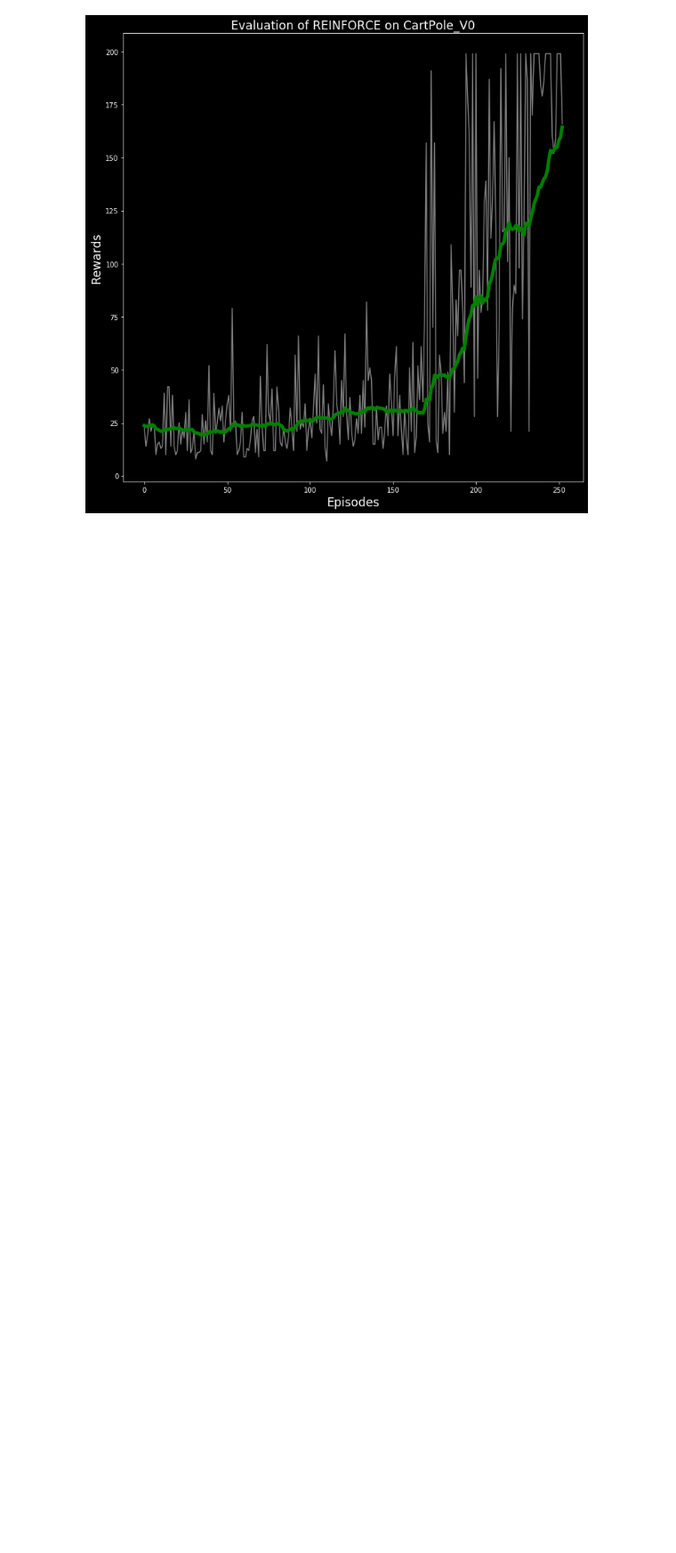
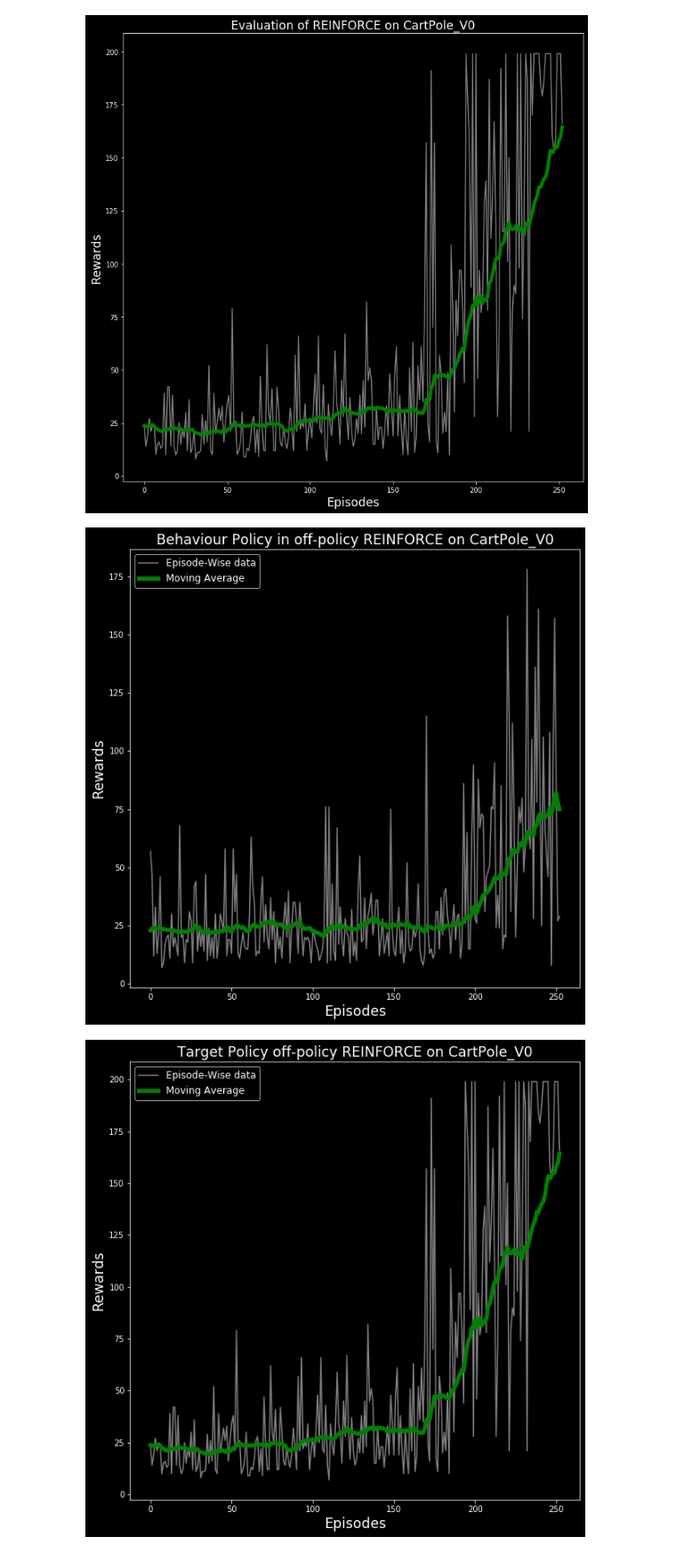
Before and after one commit to LyWangPX/Reinforcement_Learning_Coding_Examples, a Jupyter notebook: PyTorch/CartPole/Off-Policy Policy Gradient/pyTorch_CartPole_Off_Policy_REINFORCE.ipynb, the cells around one changed output. Shown: that part at 89% size. Saved outputs shown, nothing was run; the diff lists cells and outputs as text; code cells hidden in the pictures; blank space fills up the shorter version.

```diff
--- a/PyTorch/CartPole/Off-Policy Policy Gradient/pyTorch_CartPole_Off_Policy_REINFORCE.ipynb
+++ b/PyTorch/CartPole/Off-Policy Policy Gradient/pyTorch_CartPole_Off_Policy_REINFORCE.ipynb
@@ -127,3 +100,36 @@ plt.show()
 episode 282, step 297
 [figure]
 [figure]
+# %%
+mid = []
+interval = 30
+plt.style.use('dark_background')
+for i in range(len(steps) - interval):
+    mid.append(np.mean(steps[i:i+interval+1]))
+plt.figure(figsize=(10,10))
+plt.title('Behaviour Policy in off-policy REINFORCE on CartPole_V0',fontsize = 'xx-large')
+plt.xlabel('Episodes', fontsize = 'xx-large')
+plt.ylabel('Rewards',fontsize = 'xx-large')
+x_fit = list(range(len(steps) - interval))
+plt.plot(x_fit, steps[interval:], '-', c = 'gray', label = 'Episode-Wise data')
+plt.plot(mid, '-', c= 'green', linewidth = 5,label = 'Moving Average')
+plt.legend(loc="best",prop={'size': 12})
+plt.show()
+#-------below is evaluation graph
+mid = []
+interval = 30
+plt.style.use('dark_background')
+for i in range(len(model.steps) - interval):
+    mid.append(np.mean(model.steps[i:i+interval+1]))
+plt.figure(figsize=(10,10))
+plt.title('Target Policy off-policy REINFORCE on CartPole_V0',fontsize = 'xx-large')
+plt.xlabel('Episodes', fontsize = 'xx-large')
+plt.ylabel('Rewards',fontsize = 'xx-large')
+x_fit = list(range(len(model.steps) - interval))
+plt.plot(x_fit, model.steps[interval:], '-', c = 'gray', label = 'Episode-Wise data')
+plt.plot(mid, '-', c= 'green', linewidth = 5,label = 'Moving Average')
+plt.legend(loc="best",prop={'size': 12})
+plt.show()
+# %% [output]
+[figure, added]
+[figure, added]
```
Also changed, not shown: parts of 1 cell of this notebook, 2 other files.
